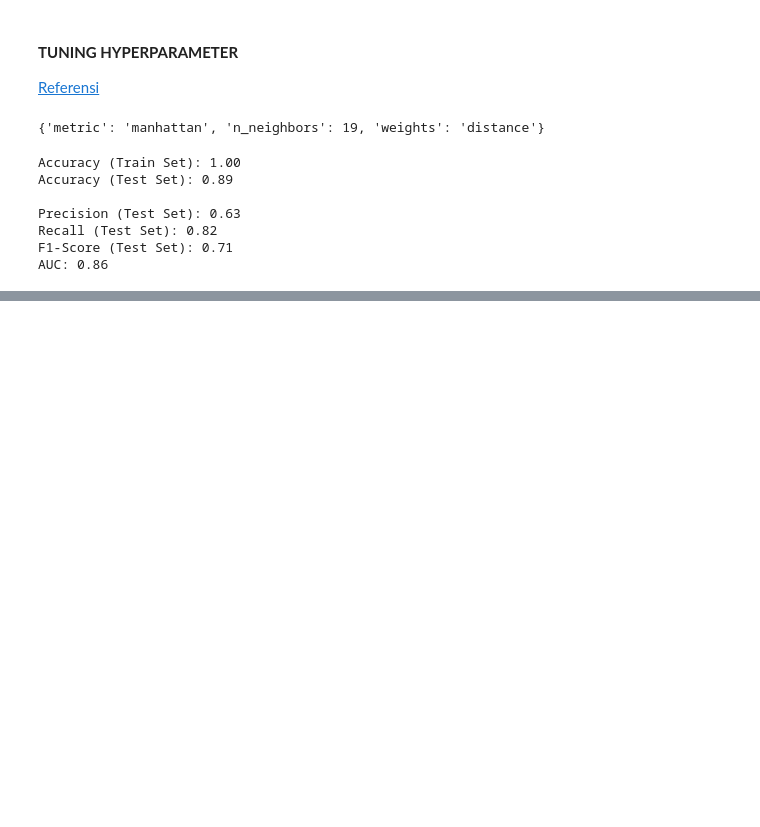
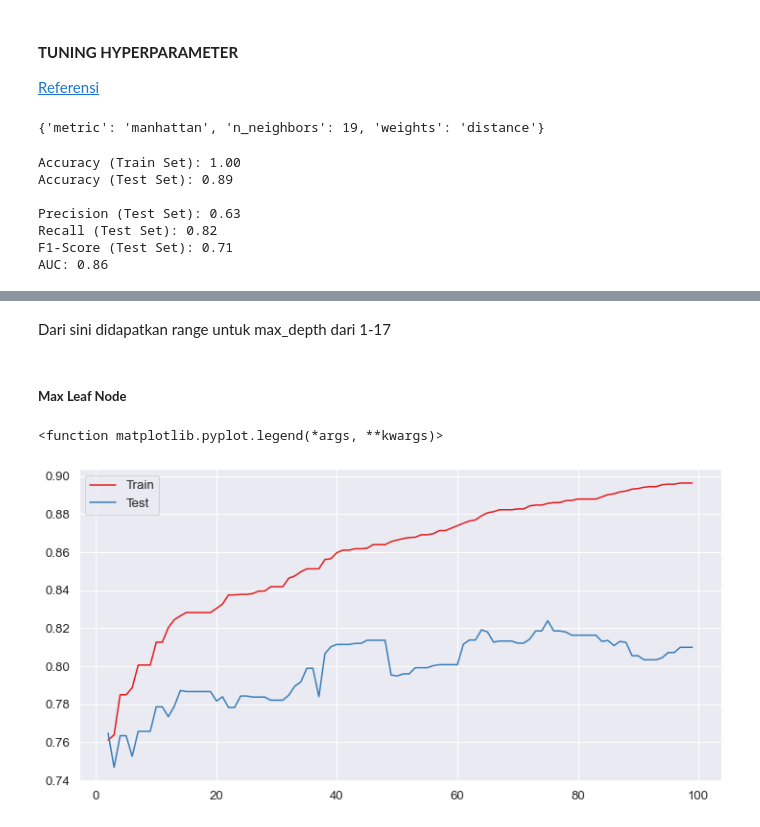
Before and after one commit to arsand07/Customer-Churn, a Jupyter notebook: Customer Churn.ipynb, the cells around one changed output, grey strips where cells are left out. Saved outputs shown, nothing was run; the diff lists cells and outputs as text; code cells hidden in the pictures; blank space fills up the shorter version.

```diff
--- a/Customer Churn.ipynb
+++ b/Customer Churn.ipynb
@@ -804,0 +845,23 @@ AUC: 0.89
+# %% [markdown]
+Dari sini didapatkan range untuk max_depth dari 1-17
+# %% [markdown]
+##### __Max Leaf Node__
+# %%
+from sklearn.tree import DecisionTreeClassifier
+from sklearn.metrics import roc_auc_score
+train,test,max=[],[],[]
+
+for i in range(2,100):
+        dt = DecisionTreeClassifier(random_state=42, max_leaf_nodes=i)
+        dt.fit(X_train, y_train)
+
+        train.append(roc_auc_score(y_train, dt.predict(X_train)))
+        test.append(roc_auc_score(y_test, dt.predict(X_test)))
+        max.append(i)
+
+sns.lineplot(x=max, y=train, label='Train')
+sns.lineplot(x=max, y=test, label='Test')
+plt.legend
+# %% [output]
+<function matplotlib.pyplot.legend(*args, **kwargs)>
+[figure, added]
```
Also changed, not shown: parts of 16 cells of this notebook.
